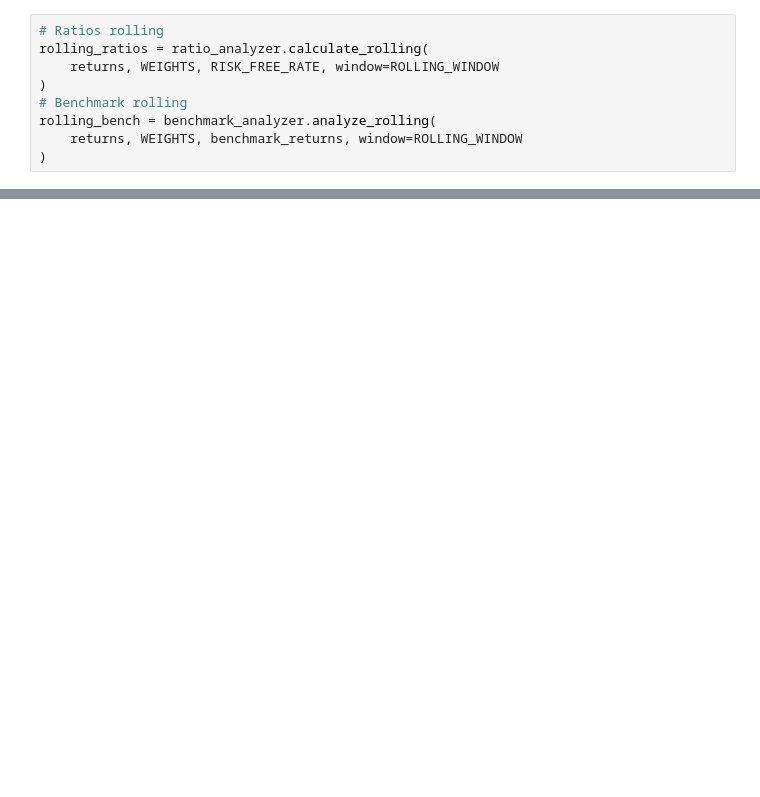
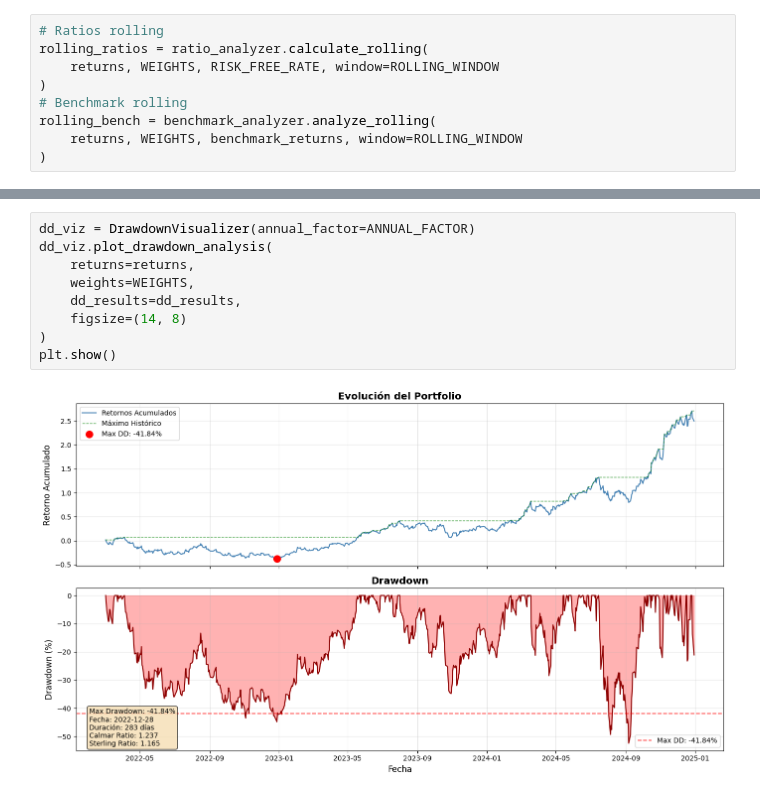
Before and after one commit to marcosherediapimienta/quant, a Jupyter notebook: projects/quant/pm/analisis.ipynb, the cells around one changed output, grey strips where cells are left out. Cells and saved outputs as stored; diff of their text form; blank space fills up the shorter version.

```diff
--- a/projects/quant/pm/analisis.ipynb
+++ b/projects/quant/pm/analisis.ipynb
@@ -280,0 +332,11 @@ rolling_bench = benchmark_analyzer.analyze_rolling(
+# %%
+dd_viz = DrawdownVisualizer(annual_factor=ANNUAL_FACTOR)
+dd_viz.plot_drawdown_analysis(
+    returns=returns,
+    weights=WEIGHTS,
+    dd_results=dd_results,
+    figsize=(14, 8)
+)
+plt.show()
+# %% [output]
+[figure, added]
```
Also changed, not shown: parts of 20 cells of this notebook, 14 other files.
